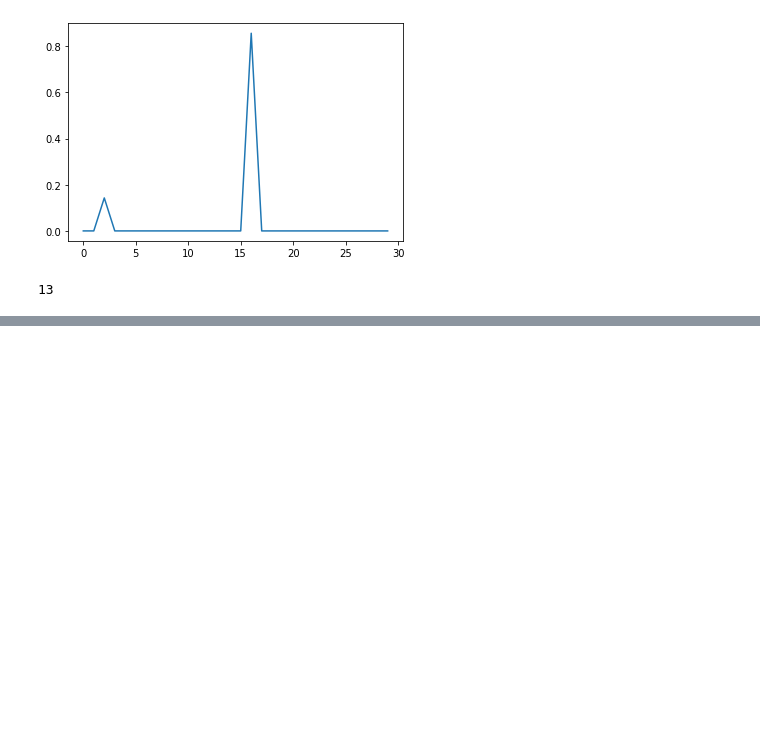
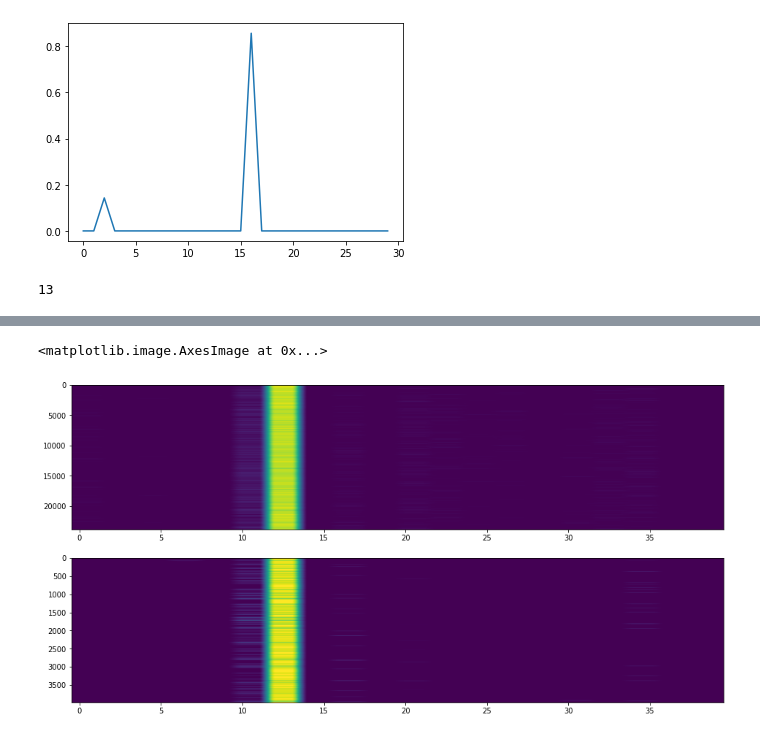
Before and after one commit to ibkuroyagi/Mechanisms-of-Action-Prediction, a Jupyter notebook: working/EDA.ipynb, the cells around one changed output, grey strips where cells are left out. Cells and saved outputs as stored; diff of their text form; code cells hidden in the pictures; blank space fills up the shorter version.

```diff
--- a/working/EDA.ipynb
+++ b/working/EDA.ipynb
@@ -101,0 +113,22 @@ proba = load_dpgmm.predict_proba(test_features.iloc[:, 4:])
+# %%
+train_features, test_features = create_dpgmm_proba(
+            train_features,
+            test_features,
+            CELLS,
+            path="exp/node/v009/dpgmm_RankGauss_c.job",
+            config={},
+            kind="c",
+        )
+# %%
+train_clusters_c = train_features.loc[:, [f"dpgmm_c-{i}" for i in range(20)]]
+test_clusters_c = test_features.loc[:, [f"dpgmm_c-{i}" for i in range(20)]]
+
+plt.figure(figsize=(16, 8))
+plt.subplot(2, 1, 1)
+plt.imshow(train_clusters_c.values, aspect="auto")
+plt.subplot(2, 1, 2)
+plt.imshow(test_clusters_c.values, aspect="auto")
+# plt.colorbar()
+# %% [output]
+<matplotlib.image.AxesImage at 0x...>
+[figure, added]
```
Also changed, not shown: parts of 8 cells of this notebook, 7 other files.
